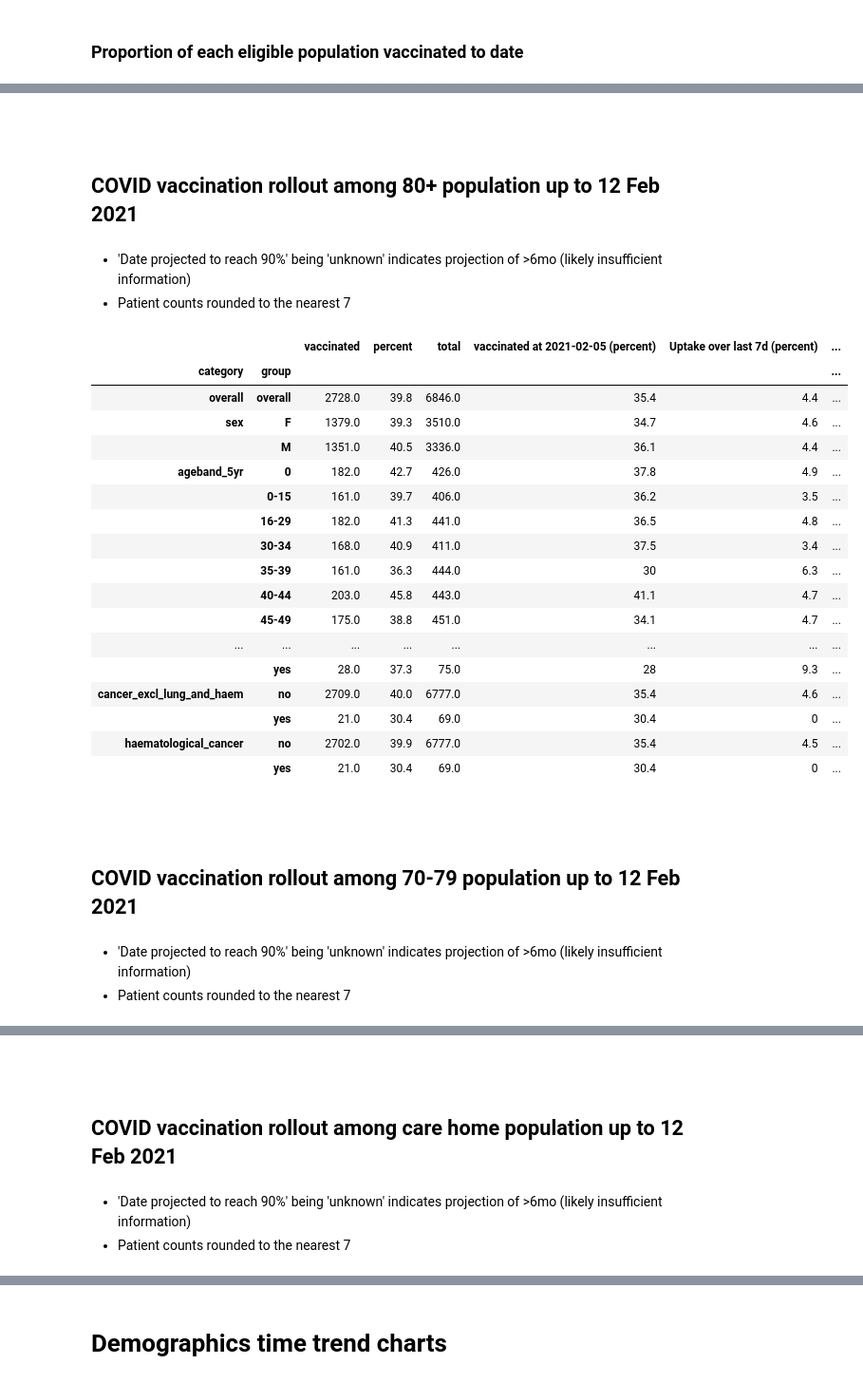
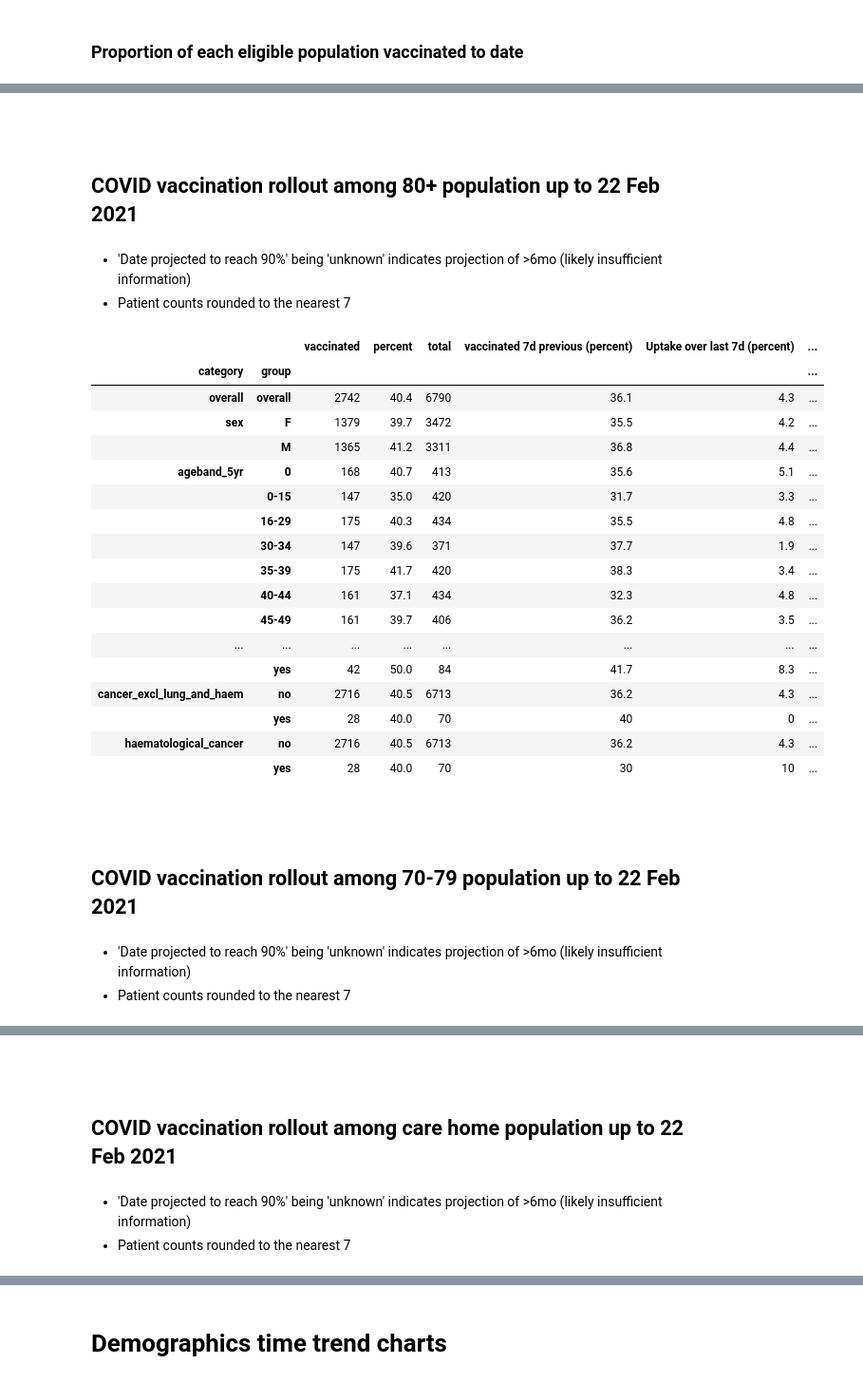
Before and after one commit to opensafely/nhs-covid-vaccination-coverage, a Jupyter notebook: notebooks/population_characteristics.ipynb, the cells around one changed output, grey strips where cells are left out. Shown at 95% size. Cells and saved outputs as stored; diff of their text form; code cells hidden in the pictures.

```diff
--- a/notebooks/population_characteristics.ipynb
+++ b/notebooks/population_characteristics.ipynb
@@ -48,21 +48,28 @@ Latest Date: 12 Feb 2021
 from report_results import cumulative_sums
 # %%
 # population subgroups - in a dict to indicate which field to filter on
+
 
 population_subgroups = {"80+":"community_ageband",
         "70-79":"community_ageband",
         "care home":"community_ageband",
-        "shielding":"shielded",
-        "under 70s, not in other eligible groups shown":"other"
+        "shielding (aged 16-69)":"shielded",
+        "65-69": "community_ageband",
+        "under 65s, not in other eligible groups shown":"other"
+        # NB the "other" group must contain phrase "not in other eligible groups"
         }
 
 groups = population_subgroups.keys()
 
 # dictionary mapping population subgroups to a list of demographic/clinical factors to include for that group
 features_dict = {"other":    ["sex","ageband", "ethnicity_6_groups", "ethnicity_16_groups","imd_categories",
-                              "bmi","chronic_cardiac_disease", "current_copd", "dialysis", "dmards","ssri"],
+                              "bmi","chronic_cardiac_disease", "current_copd", "dmards","ssri"],
                  "care home": ["sex", "ageband_5yr", "ethnicity_6_groups", "dementia"],
-                 "shielding": ["sex", "ageband", "ethnicity_6_groups", "imd_categories"],
+                 "shielding (aged 16-69)": ["newly_shielded_since_feb_15","sex", "ageband", "ethnicity_6_groups", "imd_categories"],
+                 "65-69":    ["sex","ethnicity_6_groups","ethnicity_16_groups", "imd_categories",
+                              "bmi", "chronic_cardiac_disease", "current_copd", "dmards", "dementia",
+                              "psychosis_schiz_bipolar","intel_dis_incl_downs_syndrome","ssri",
+                              "chemo_or_radio", "lung_cancer", "cancer_excl_lung_and_haem", "haematological_cancer"],
                  "DEFAULT":   ["sex","ageband_5yr","ethnicity_6_groups","ethnicity_16_groups", "imd_categories",
                               "bmi", "chronic_cardiac_disease", "current_copd", "dialysis", "dmards", "dementia",
                               "psychosis_schiz_bipolar","intel_dis_incl_downs_syndrome","ssri",
@@ -114,29 +122,31 @@ Oxford-AZ vaccines (% of all first doses): 7 (0.0%)
 # %%
-create_detailed_summary_uptake(summarised_data_dict, formatted_latest_date, savepath=savepath)
+create_detailed_summary_uptake(summarised_data_dict, formatted_latest_date,
+                               groups=population_subgroups.keys(),
+                               savepath=savepath)
 # %% [output]
 ##
-## COVID vaccination rollout among **80+** population up to 12 Feb 2021
+## COVID vaccination rollout among **80+** population up to 22 Feb 2021
 - 'Date projected to reach 90%' being 'unknown' indicates projection of >6mo (likely insufficient information)
 - Patient counts rounded to the nearest 7
-|  |  | vaccinated | percent | total | vaccinated at 2021-02-05 (percent) | Uptake over last 7d (percent) | ... |
+|  |  | vaccinated | percent | total | vaccinated 7d previous (percent) | Uptake over last 7d (percent) | ... |
 | category | group |  |  |  |  |  | ... |
-| overall | overall | 2728.0 | 39.8 | 6846.0 | 35.4 | 4.4 | ... |
-| sex | F | 1379.0 | 39.3 | 3510.0 | 34.7 | 4.6 | ... |
-|  | M | 1351.0 | 40.5 | 3336.0 | 36.1 | 4.4 | ... |
-| ageband_5yr | 0 | 182.0 | 42.7 | 426.0 | 37.8 | 4.9 | ... |
-|  | 0-15 | 161.0 | 39.7 | 406.0 | 36.2 | 3.5 | ... |
-|  | 16-29 | 182.0 | 41.3 | 441.0 | 36.5 | 4.8 | ... |
-|  | 30-34 | 168.0 | 40.9 | 411.0 | 37.5 | 3.4 | ... |
-|  | 35-39 | 161.0 | 36.3 | 444.0 | 30 | 6.3 | ... |
-|  | 40-44 | 203.0 | 45.8 | 443.0 | 41.1 | 4.7 | ... |
-|  | 45-49 | 175.0 | 38.8 | 451.0 | 34.1 | 4.7 | ... |
+| overall | overall | 2742 | 40.4 | 6790 | 36.1 | 4.3 | ... |
+| sex | F | 1379 | 39.7 | 3472 | 35.5 | 4.2 | ... |
+|  | M | 1365 | 41.2 | 3311 | 36.8 | 4.4 | ... |
+| ageband_5yr | 0 | 168 | 40.7 | 413 | 35.6 | 5.1 | ... |
+|  | 0-15 | 147 | 35.0 | 420 | 31.7 | 3.3 | ... |
+|  | 16-29 | 175 | 40.3 | 434 | 35.5 | 4.8 | ... |
+|  | 30-34 | 147 | 39.6 | 371 | 37.7 | 1.9 | ... |
+|  | 35-39 | 175 | 41.7 | 420 | 38.3 | 3.4 | ... |
+|  | 40-44 | 161 | 37.1 | 434 | 32.3 | 4.8 | ... |
+|  | 45-49 | 161 | 39.7 | 406 | 36.2 | 3.5 | ... |
 | ... | ... | ... | ... | ... | ... | ... | ... |
-|  | yes | 28.0 | 37.3 | 75.0 | 28 | 9.3 | ... |
-| cancer_excl_lung_and_haem | no | 2709.0 | 40.0 | 6777.0 | 35.4 | 4.6 | ... |
-|  | yes | 21.0 | 30.4 | 69.0 | 30.4 | 0 | ... |
-| haematological_cancer | no | 2702.0 | 39.9 | 6777.0 | 35.4 | 4.5 | ... |
-|  | yes | 21.0 | 30.4 | 69.0 | 30.4 | 0 | ... |
+|  | yes | 42 | 50.0 | 84 | 41.7 | 8.3 | ... |
+| cancer_excl_lung_and_haem | no | 2716 | 40.5 | 6713 | 36.2 | 4.3 | ... |
+|  | yes | 28 | 40.0 | 70 | 40 | 0 | ... |
+| haematological_cancer | no | 2716 | 40.5 | 6713 | 36.2 | 4.3 | ... |
+|  | yes | 28 | 40.0 | 70 | 30 | 10 | ... |
 ##
-## COVID vaccination rollout among **70-79** population up to 12 Feb 2021
+## COVID vaccination rollout among **70-79** population up to 22 Feb 2021
 - 'Date projected to reach 90%' being 'unknown' indicates projection of >6mo (likely insufficient information)
 - Patient counts rounded to the nearest 7
@@ -161,4 +171,4 @@ create_detailed_summary_uptake(summarised_data_dict, formatted_latest_date, save
 ##
-## COVID vaccination rollout among **care home** population up to 12 Feb 2021
+## COVID vaccination rollout among **care home** population up to 22 Feb 2021
 - 'Date projected to reach 90%' being 'unknown' indicates projection of >6mo (likely insufficient information)
 - Patient counts rounded to the nearest 7
```
Also changed, not shown: parts of 7 cells of this notebook, 1 other file.
